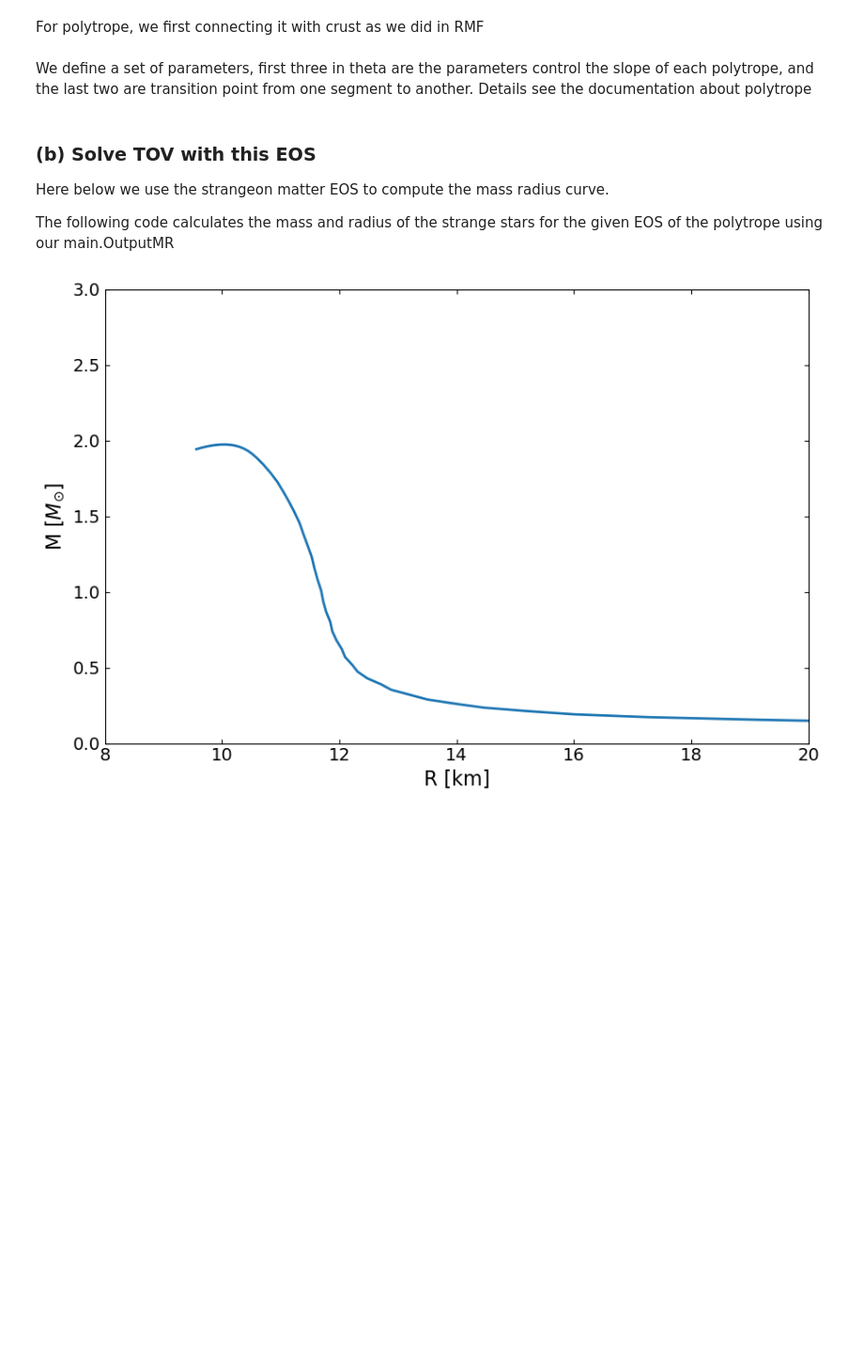
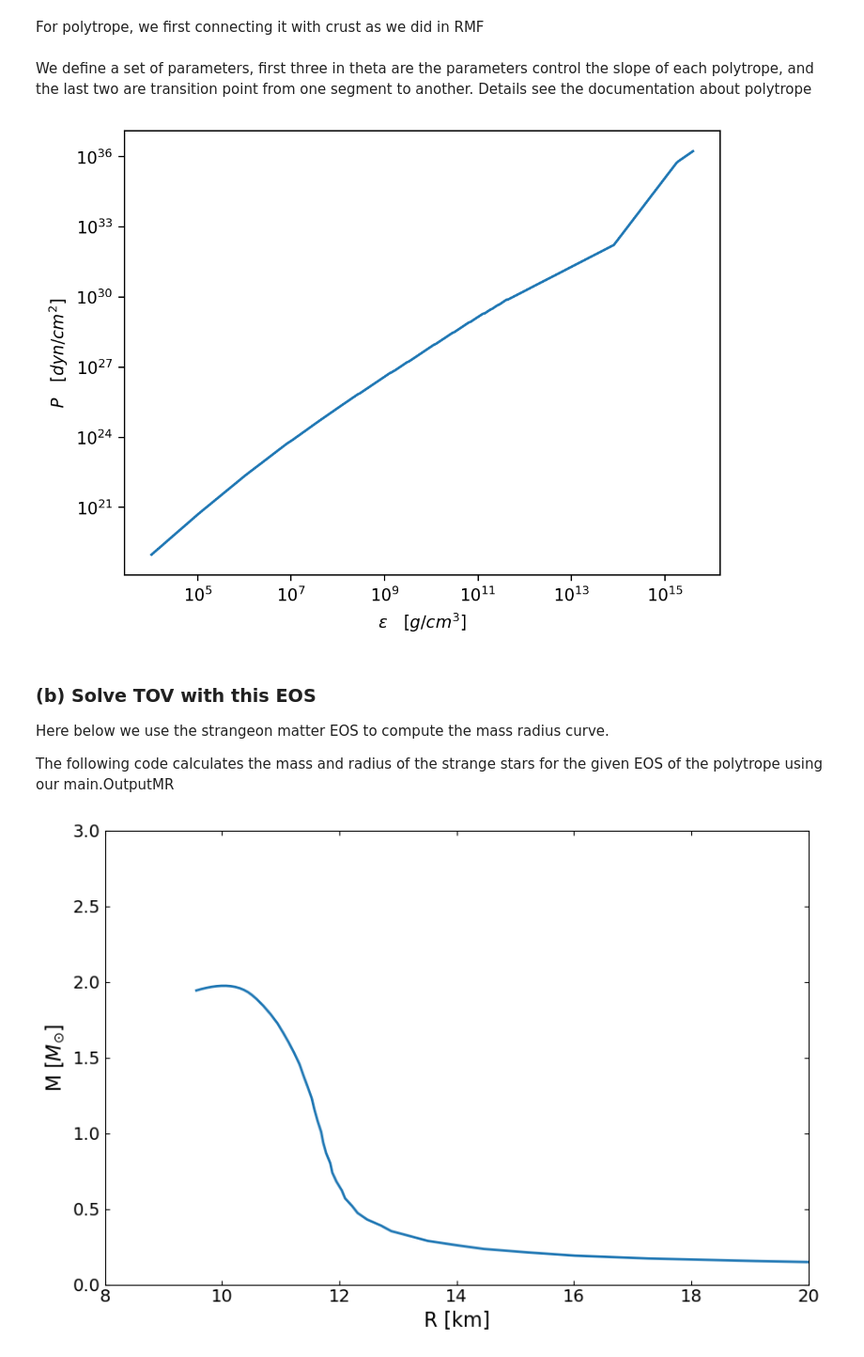
Before and after one commit to ChunHuangPhy/CompactOject, a Jupyter notebook: Test_Case/test_EOSgenerators.ipynb, the cells around one changed output. Shown at 94% size. Saved outputs shown, nothing was run; the diff lists cells and outputs as text; code cells hidden in the pictures; blank space fills up the shorter version.

Commit message:
add EOS plots for Starangeon and polytrope

```diff
--- a/Test_Case/test_EOSgenerators.ipynb
+++ b/Test_Case/test_EOSgenerators.ipynb
@@ -507,7 +507,7 @@ The polytropic equation of state (Polytrope) is the most commonly used EOS in as
 # %% [markdown]
 For polytrope, we first connecting it with crust as we did in RMF
 # %%
-Tolos_crust_out = np.loadtxt("Tolos_crust_out.txt")
+Tolos_crust_out = np.loadtxt("Test_Case/Tolos_crust_out.txt")
 eps_crust_T_out = Tolos_crust_out[:, 3] * g_cm_3
 pres_crust_T_out = Tolos_crust_out[:, 4] * dyn_cm_2
 # %% [markdown]
@@ -522,6 +522,16 @@ pres_out = Polytrope.compute_EOS(eps_set, theta, eps_crust_T_out[-1], pres_crust
 
 eps_total = np.hstack((eps_crust_T_out, eps_set))
 pres_total = np.hstack((pres_crust_T_out, pres_out))
+# %%
+plt.figure(dpi=200)
+plt.plot(eps_total / g_cm_3, pres_total / dyn_cm_2)
+plt.xscale("log")
+plt.yscale("log")
+plt.xlabel(r"$\epsilon\quad [g/cm^3]$")
+plt.ylabel(r"$P\quad [dyn/cm^2]$")
+plt.show()
+# %% [output]
+[figure, added]
 # %% [markdown]
 ### (b) Solve TOV with this EOS
 
```
Also changed, not shown: parts of 3 cells of this notebook.
